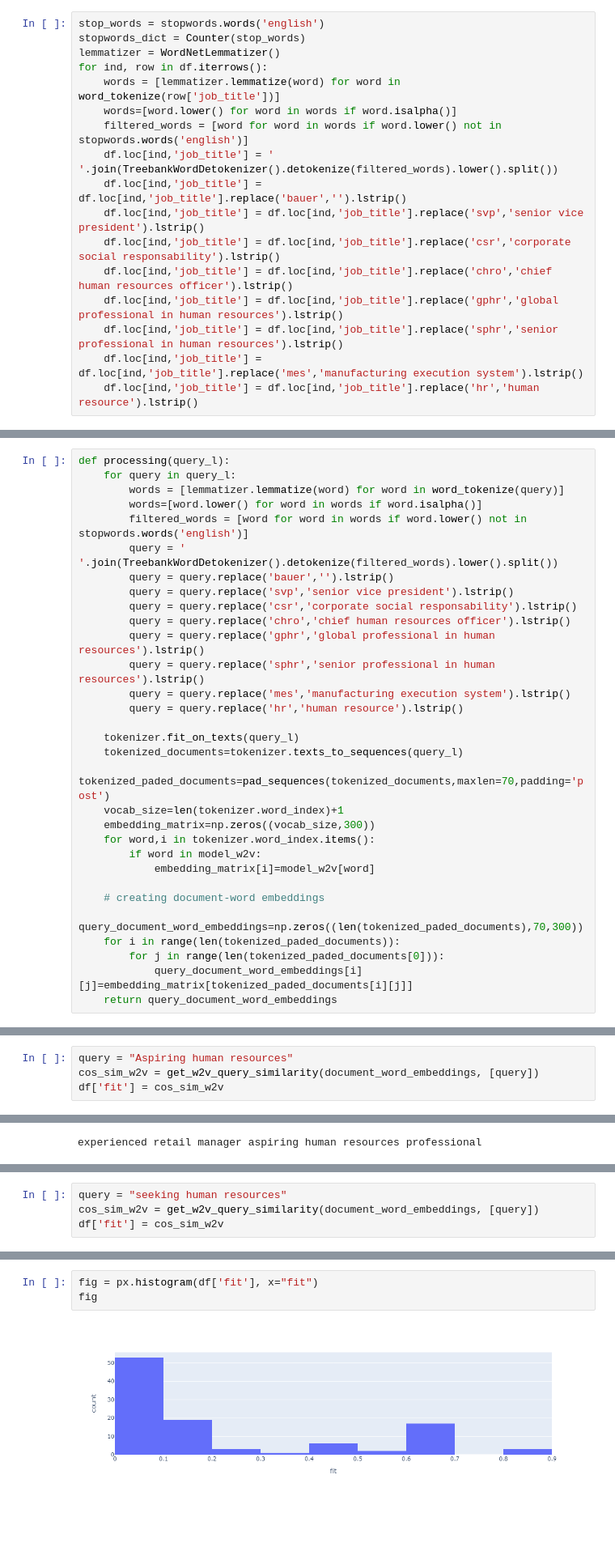
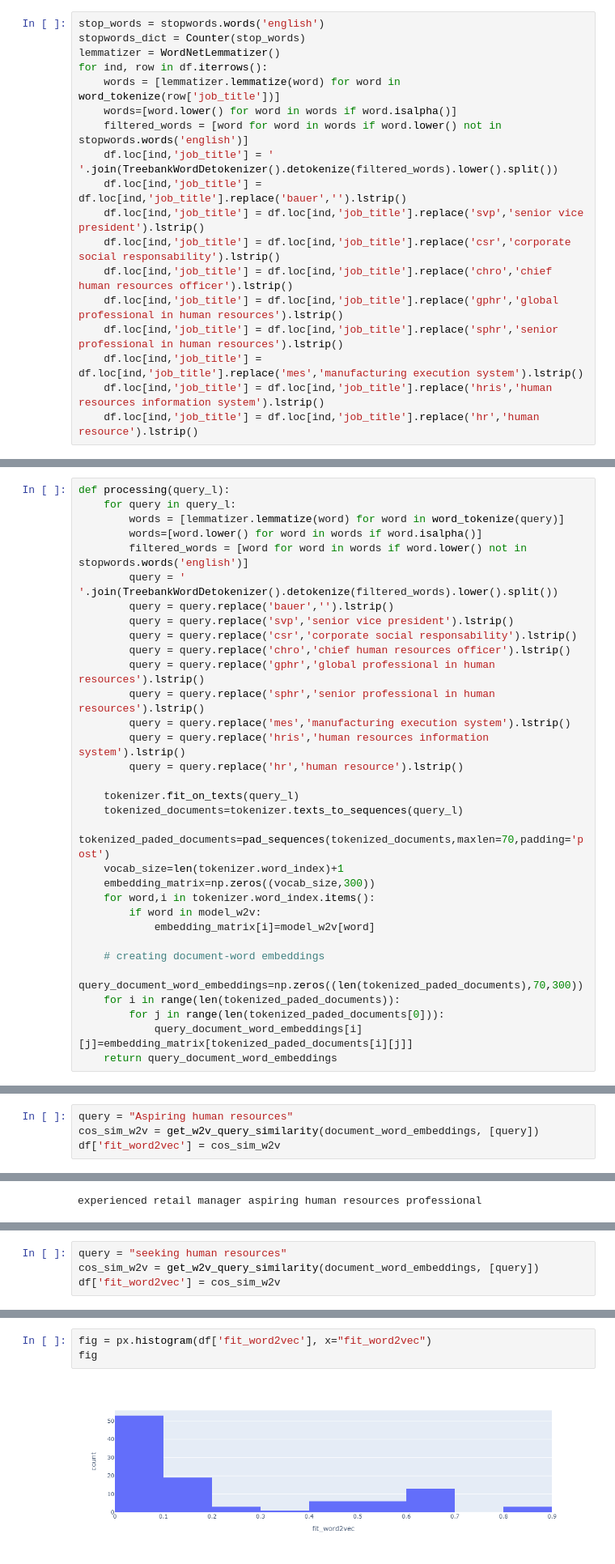
Before and after one commit to chiara89/-NAHynH028422ZNN9, a Jupyter notebook: Potential_talents_NLP.ipynb, the cells around one changed output, grey strips where cells are left out. Shown at 81% size. Drawn from its saved outputs; the diff is of its cells as text; blank space fills up the shorter version.

```diff
--- a/Potential_talents_NLP.ipynb
+++ b/Potential_talents_NLP.ipynb
@@ -132,6 +135,7 @@ for ind, row in df.iterrows():
     df.loc[ind,'job_title'] = df.loc[ind,'job_title'].replace('gphr','global professional in human resources').lstrip()
     df.loc[ind,'job_title'] = df.loc[ind,'job_title'].replace('sphr','senior professional in human resources').lstrip()
     df.loc[ind,'job_title'] = df.loc[ind,'job_title'].replace('mes','manufacturing execution system').lstrip()
+    df.loc[ind,'job_title'] = df.loc[ind,'job_title'].replace('hris','human resources information system').lstrip()
     df.loc[ind,'job_title'] = df.loc[ind,'job_title'].replace('hr','human resource').lstrip()
 # %%
 df.info()
@@ -232,6 +236,7 @@ def processing(query_l):
         query = query.replace('gphr','global professional in human resources').lstrip()
         query = query.replace('sphr','senior professional in human resources').lstrip()
         query = query.replace('mes','manufacturing execution system').lstrip()
+        query = query.replace('hris','human resources information system').lstrip()
         query = query.replace('hr','human resource').lstrip()
 
     tokenizer.fit_on_texts(query_l)
@@ -278,5 +283,5 @@ def top_candidates(n, by = 'fit', ascending = False, min_con = 0, location = df.
 # %%
 query = "Aspiring human resources"
 cos_sim_w2v = get_w2v_query_similarity(document_word_embeddings, [query])
-df['fit'] = cos_sim_w2v
+df['fit_word2vec'] = cos_sim_w2v
 # %%
@@ -336,5 +340,5 @@ fig
 # %%
 query = "seeking human resources"
 cos_sim_w2v = get_w2v_query_similarity(document_word_embeddings, [query])
-df['fit'] = cos_sim_w2v
+df['fit_word2vec'] = cos_sim_w2v
 # %%
@@ -361,5 +365,5 @@ top_candidates(n = 100, by = 'fit', ascending = False, min_con = 0)
 # %%
-fig = px.histogram(df['fit'], x="fit")
+fig = px.histogram(df['fit_word2vec'], x="fit_word2vec")
 fig
 # %% [output]
-[figure, old version]
+[figure, new version]
```
Also changed, not shown: parts of 27 cells of this notebook.
